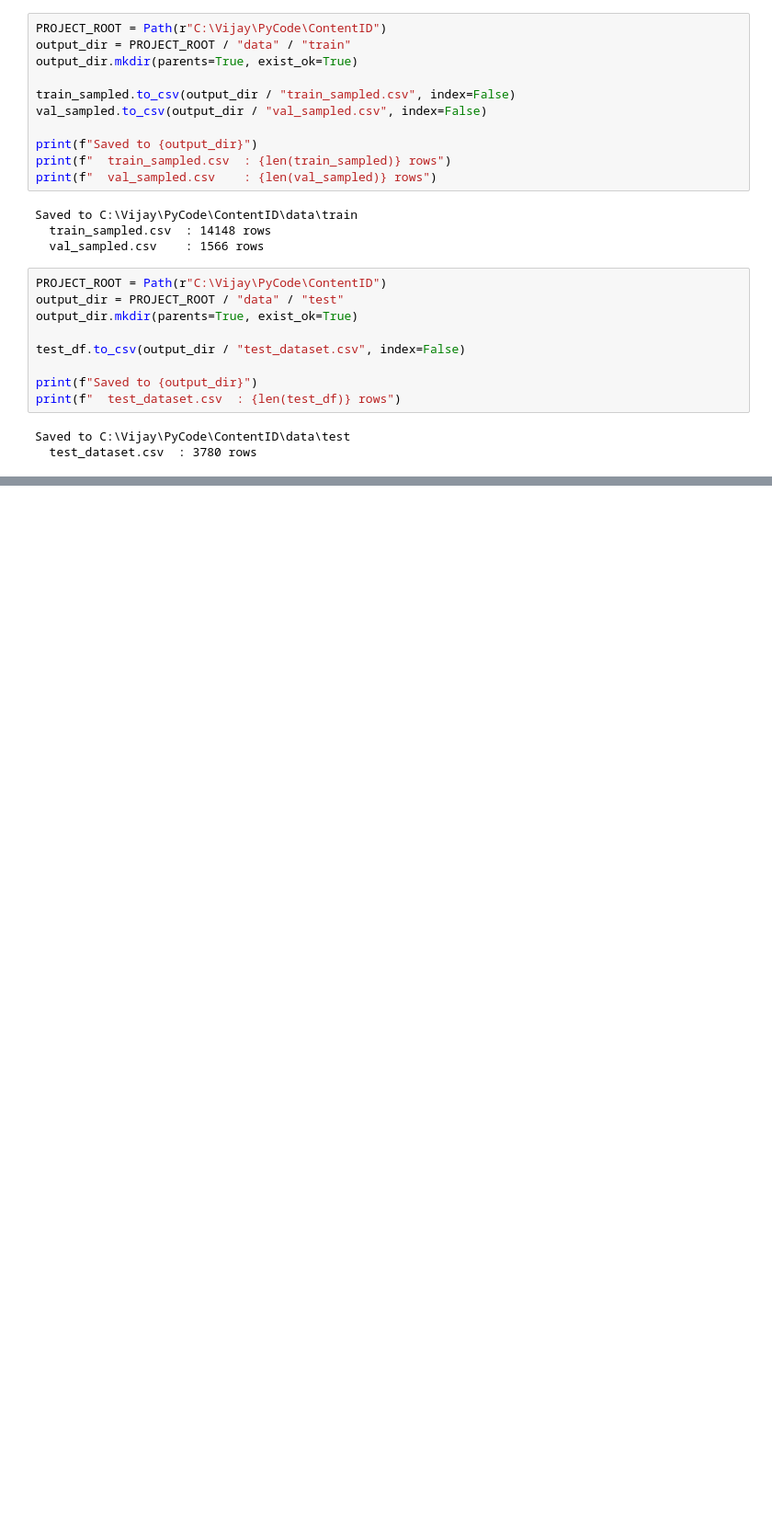
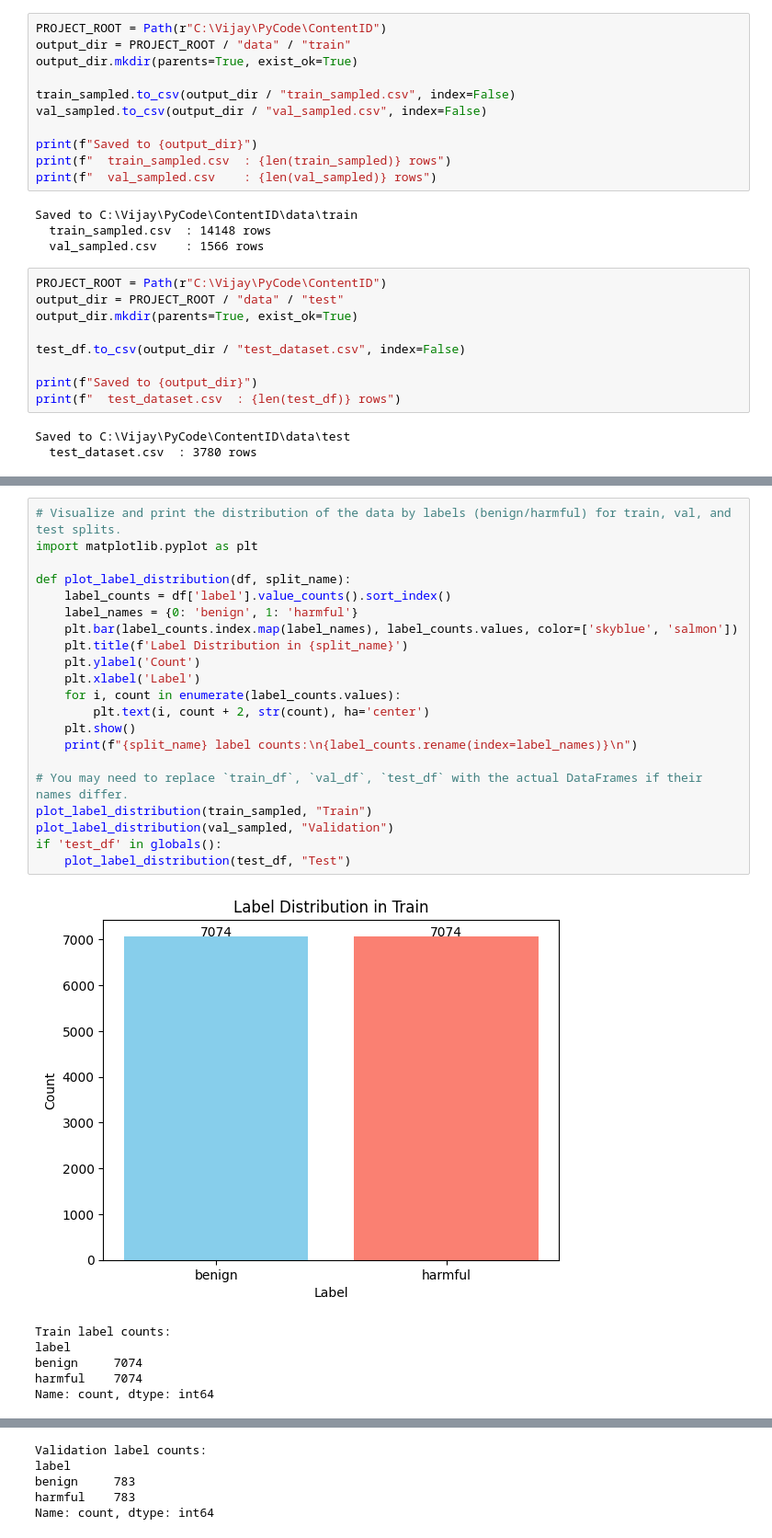
Before and after one commit to VjayRam/Content-Identifier, a Jupyter notebook: scripts/data_processing.ipynb, the cells around one changed output, grey strips where cells are left out. Shown at 92% size. Saved outputs shown, nothing was run; the diff lists cells and outputs as text; blank space fills up the shorter version.

```diff
--- a/scripts/data_processing.ipynb
+++ b/scripts/data_processing.ipynb
@@ -176,0 +201,28 @@ Saved to C:\Vijay\PyCode\ContentID\data\test
+# %%
+# Visualize and print the distribution of the data by labels (benign/harmful) for train, val, and test splits.
+import matplotlib.pyplot as plt
+
+def plot_label_distribution(df, split_name):
+    label_counts = df['label'].value_counts().sort_index()
+    label_names = {0: 'benign', 1: 'harmful'}
+    plt.bar(label_counts.index.map(label_names), label_counts.values, color=['skyblue', 'salmon'])
+    plt.title(f'Label Distribution in {split_name}')
+    plt.ylabel('Count')
+    plt.xlabel('Label')
+    for i, count in enumerate(label_counts.values):
+        plt.text(i, count + 2, str(count), ha='center')
+    plt.show()
+    print(f"{split_name} label counts:\n{label_counts.rename(index=label_names)}\n")
+
+# You may need to replace `train_df`, `val_df`, `test_df` with the actual DataFrames if their names differ.
+plot_label_distribution(train_sampled, "Train")
+plot_label_distribution(val_sampled, "Validation")
+if 'test_df' in globals():
+    plot_label_distribution(test_df, "Test")
+# %% [output]
+[figure, added]
+Train label counts:
+label
+benign     7074
+harmful    7074
+Name: count, dtype: int64
@@ -176,0 +230,5 @@ Saved to C:\Vijay\PyCode\ContentID\data\test
+Validation label counts:
+label
+benign     783
+harmful    783
+Name: count, dtype: int64
```
Also changed, not shown: parts of 16 cells of this notebook.
